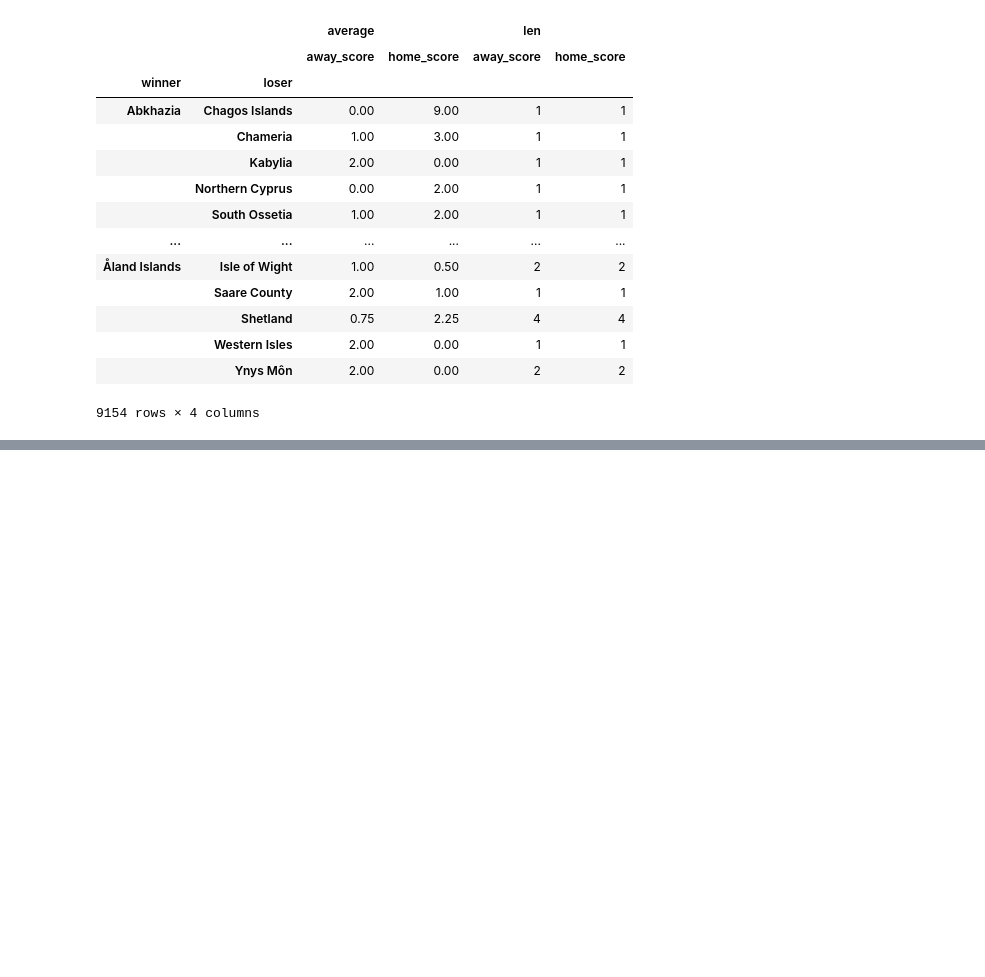
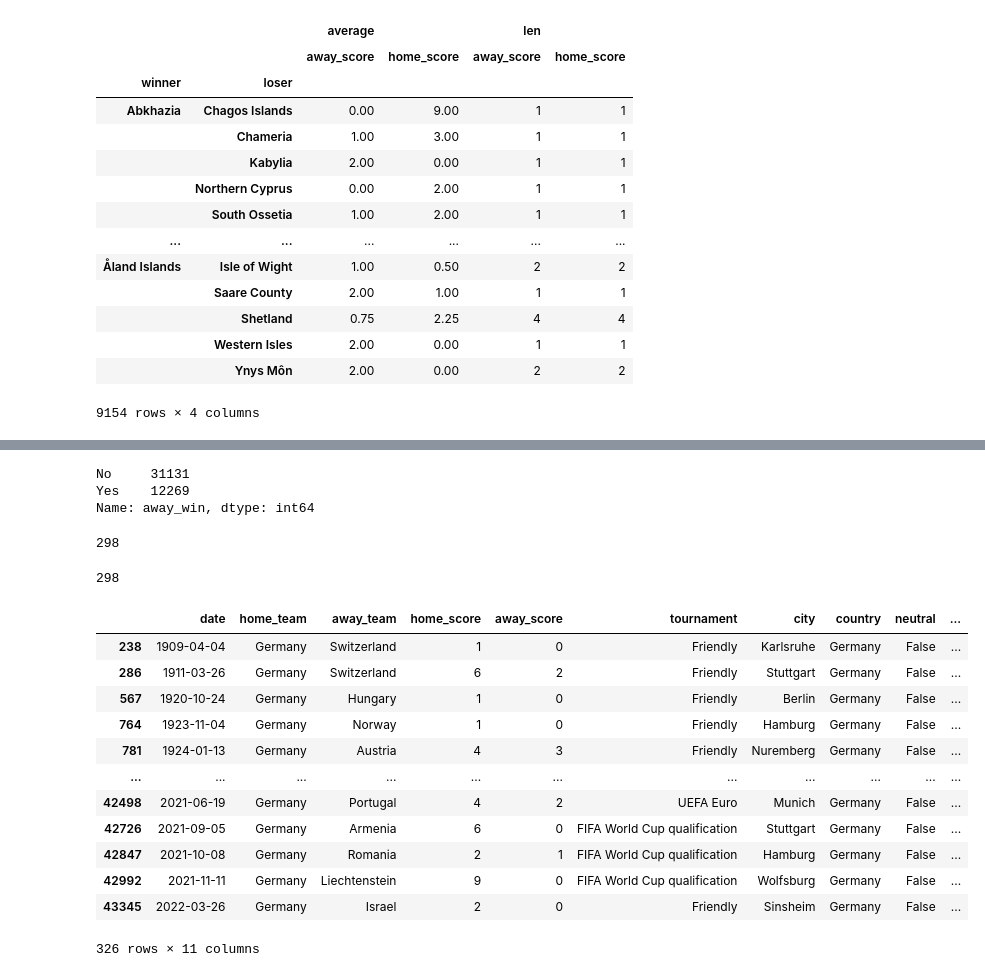
Before and after one commit to l-aleksashka-l/ML, a Jupyter notebook: Stepik/Match_predictions.ipynb, the cells around one changed output, grey strips where cells are left out. Drawn from its saved outputs; the diff is of its cells as text; code cells hidden in the pictures; blank space fills up the shorter version.

```diff
--- a/Stepik/Match_predictions.ipynb
+++ b/Stepik/Match_predictions.ipynb
@@ -741,0 +973,37 @@ win_lose.pivot_table(index=['winner','loser'], aggfunc=[np.average, len], values
+# %%
+#How many times the away team won Yes implies that the away team won and vice versa
+df['away_win'].value_counts()
+# %% [output]
+No     31131
+Yes    12269
+Name: away_win, dtype: int64
+# %%
+#Checking to see the number of home teams
+df['home_team'].nunique()
+# %% [output]
+298
+# %%
+#Checking to see the number of away teams
+df['away_team'].nunique()
+# %% [output]
+298
+# %%
+#grouping by home team and then by home win
+gb_home = df.groupby(['home_team','home_win'])
+
+#Viewing the data for Germany for verification
+gb_home.get_group(('Germany','Yes'))
+# %% [output]
+|  | date | home_team | away_team | home_score | away_score | tournament | city | country | neutral | ... |
+| 238 | 1909-04-04 | Germany | Switzerland | 1 | 0 | Friendly | Karlsruhe | Germany | False | ... |
+| 286 | 1911-03-26 | Germany | Switzerland | 6 | 2 | Friendly | Stuttgart | Germany | False | ... |
+| 567 | 1920-10-24 | Germany | Hungary | 1 | 0 | Friendly | Berlin | Germany | False | ... |
+| 764 | 1923-11-04 | Germany | Norway | 1 | 0 | Friendly | Hamburg | Germany | False | ... |
+| 781 | 1924-01-13 | Germany | Austria | 4 | 3 | Friendly | Nuremberg | Germany | False | ... |
+| ... | ... | ... | ... | ... | ... | ... | ... | ... | ... | ... |
+| 42498 | 2021-06-19 | Germany | Portugal | 4 | 2 | UEFA Euro | Munich | Germany | False | ... |
+| 42726 | 2021-09-05 | Germany | Armenia | 6 | 0 | FIFA World Cup qualification | Stuttgart | Germany | False | ... |
+| 42847 | 2021-10-08 | Germany | Romania | 2 | 1 | FIFA World Cup qualification | Hamburg | Germany | False | ... |
+| 42992 | 2021-11-11 | Germany | Liechtenstein | 9 | 0 | FIFA World Cup qualification | Wolfsburg | Germany | False | ... |
+| 43345 | 2022-03-26 | Germany | Israel | 2 | 0 | Friendly | Sinsheim | Germany | False | ... |
+326 rows × 11 columns
```
Also changed, not shown: parts of 10 cells of this notebook.
